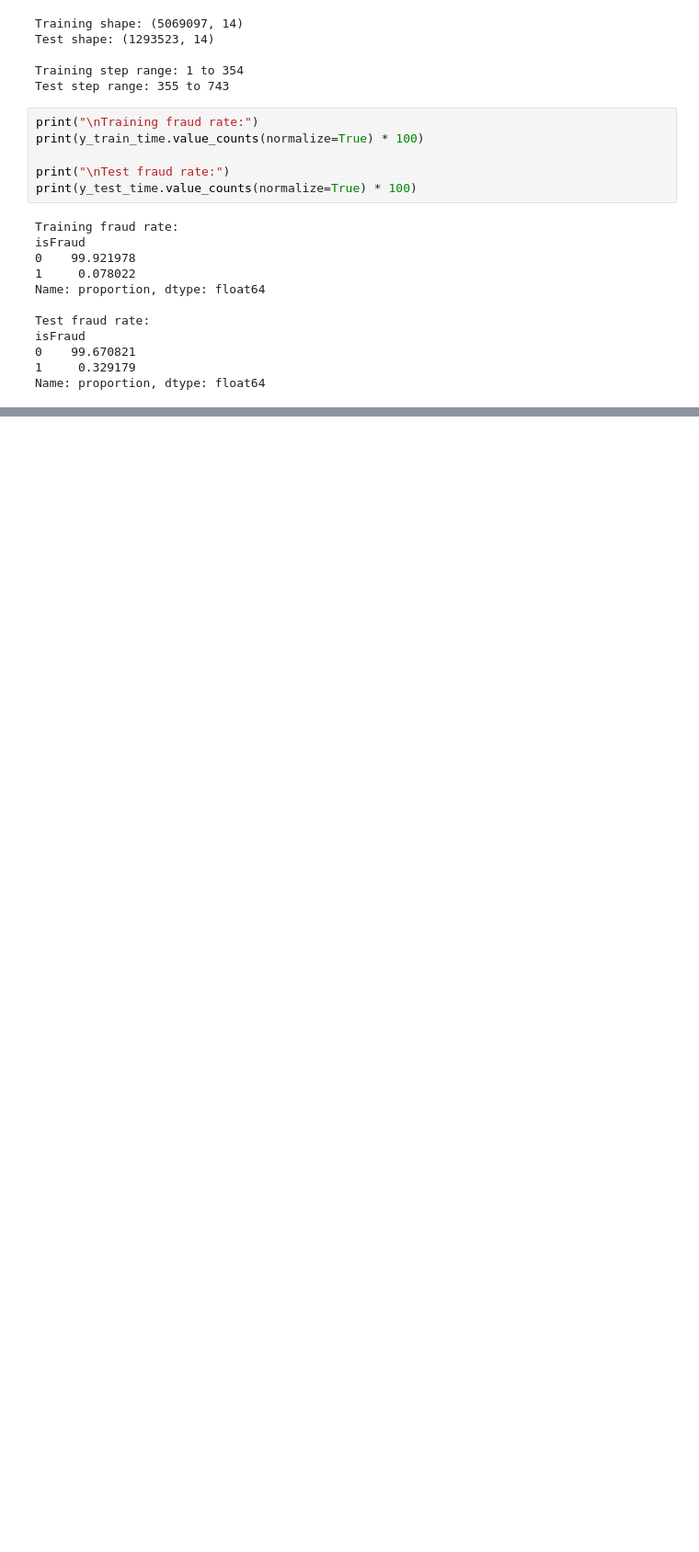
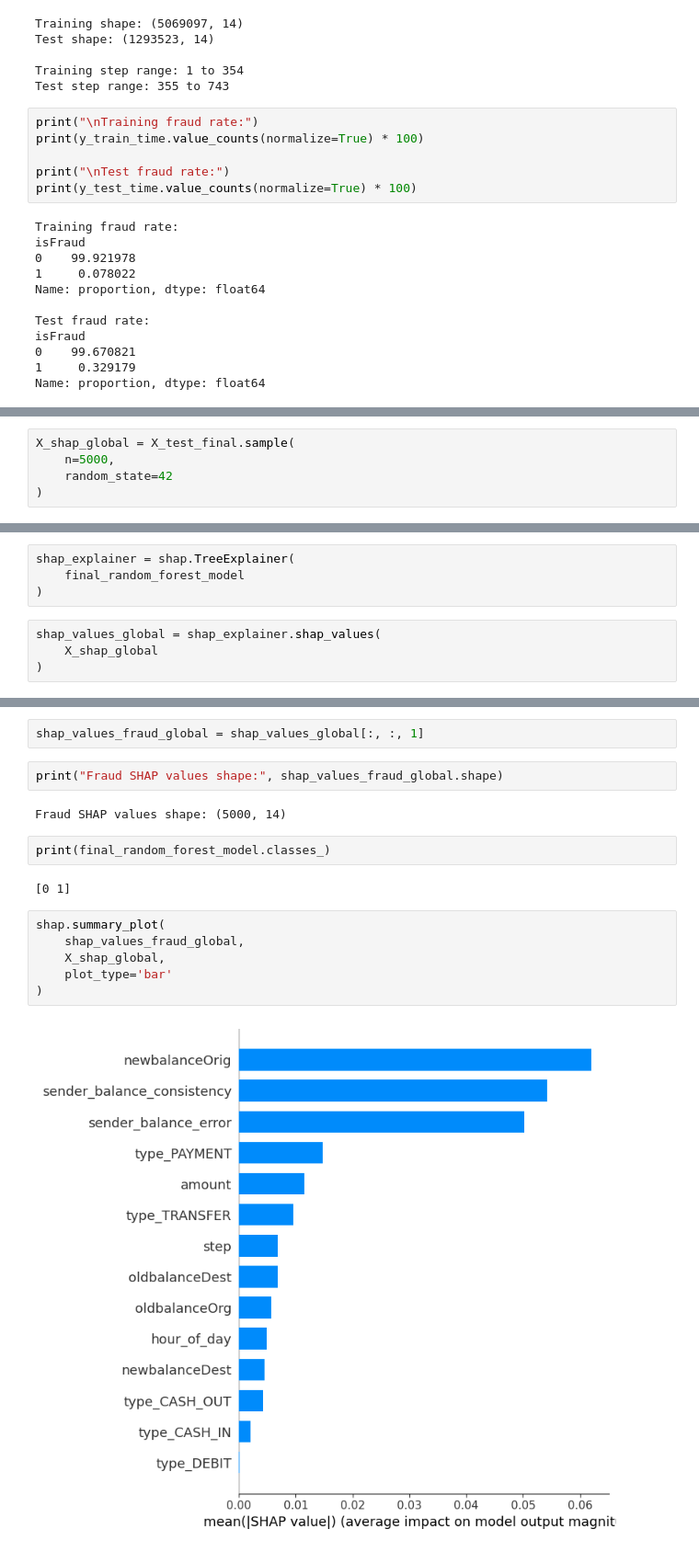
Before and after one commit to raja-perugu07/Fraud-detection-Financial-Risk-Management, a Jupyter notebook: FD.ipynb, the cells around one changed output, grey strips where cells are left out. Shown at 92% size. Cells and saved outputs as stored; diff of their text form; blank space fills up the shorter version.

```diff
--- a/FD.ipynb
+++ b/FD.ipynb
@@ -1314,0 +2217,5 @@ Name: proportion, dtype: float64
+# %%
+X_shap_global = X_test_final.sample(
+    n=5000,
+    random_state=42
+)
@@ -1314,0 +2235,8 @@ Name: proportion, dtype: float64
+# %%
+shap_explainer = shap.TreeExplainer(
+    final_random_forest_model
+)
+# %%
+shap_values_global = shap_explainer.shap_values(
+    X_shap_global
+)
@@ -1314,0 +2255,18 @@ Name: proportion, dtype: float64
+# %%
+shap_values_fraud_global = shap_values_global[:, :, 1]
+# %%
+print("Fraud SHAP values shape:", shap_values_fraud_global.shape)
+# %% [output]
+Fraud SHAP values shape: (5000, 14)
+# %%
+print(final_random_forest_model.classes_)
+# %% [output]
+[0 1]
+# %%
+shap.summary_plot(
+    shap_values_fraud_global,
+    X_shap_global,
+    plot_type='bar'
+)
+# %% [output]
+[figure, added]
```
Also changed, not shown: parts of 128 cells of this notebook.
